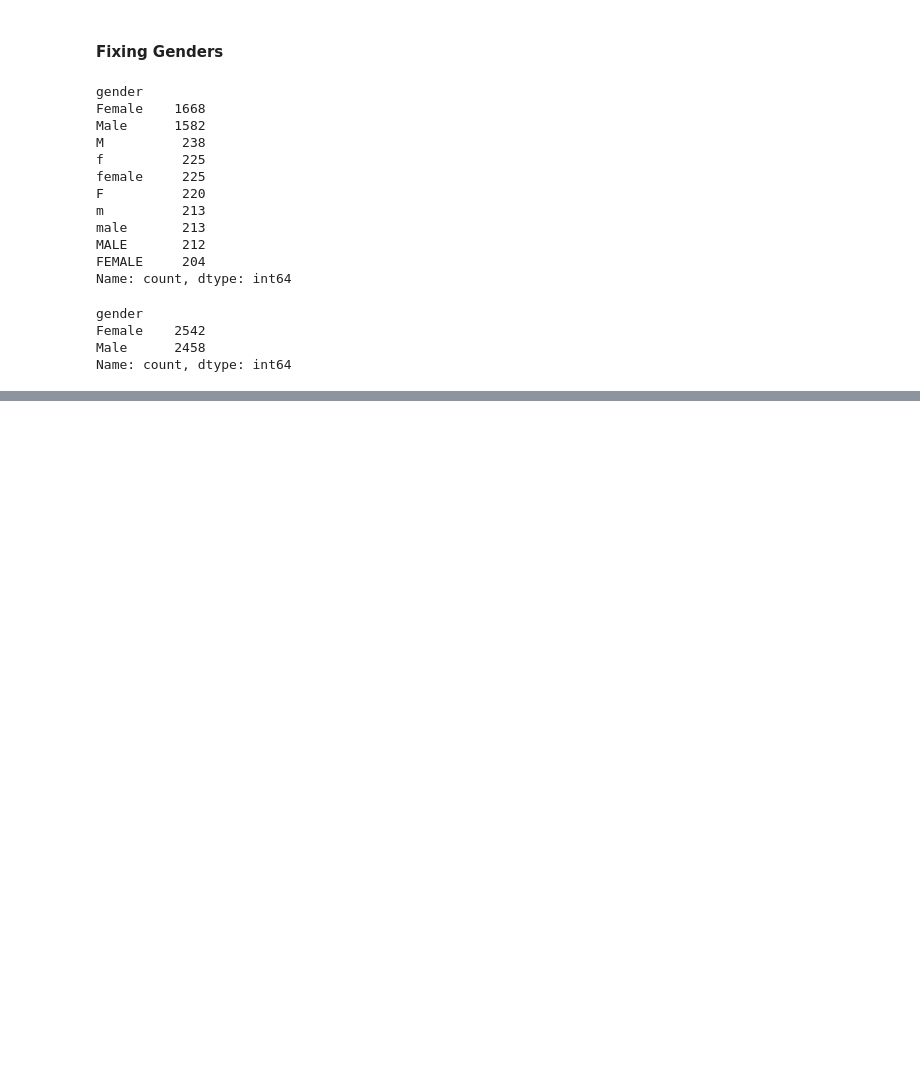
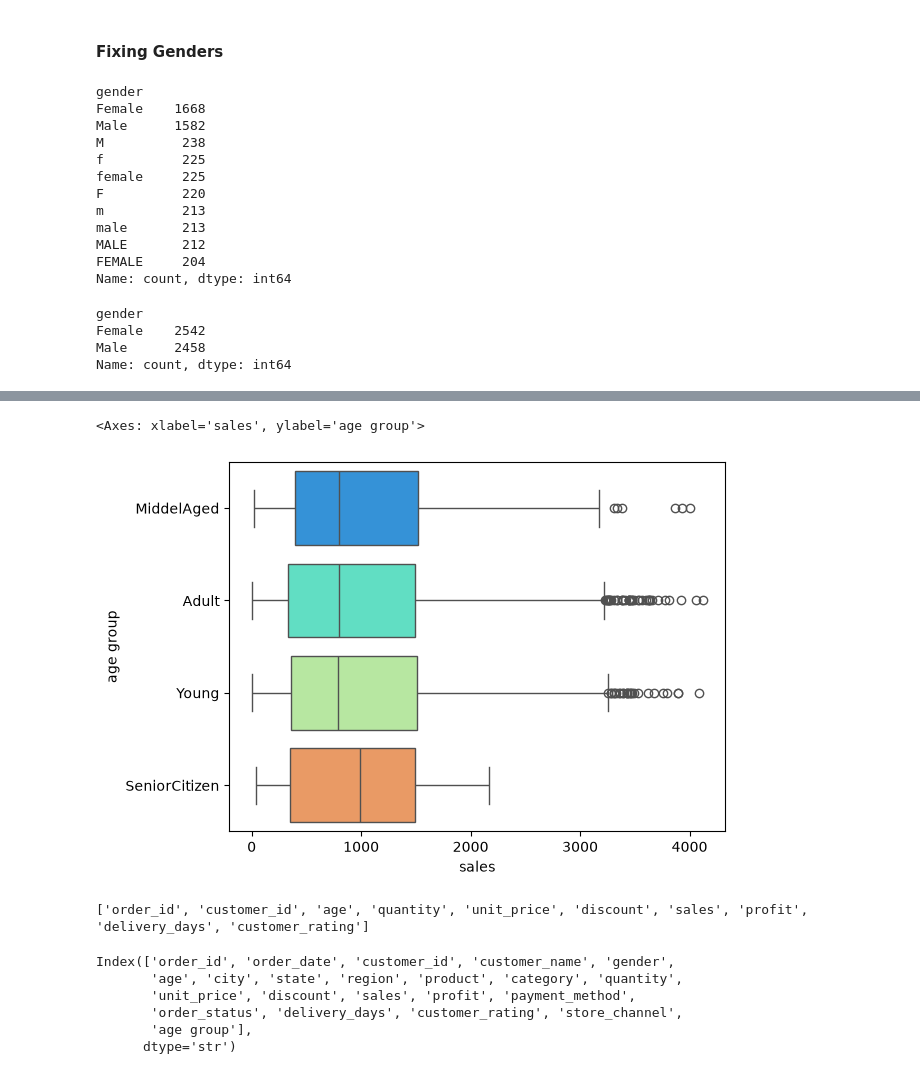
Before and after one commit to abdullahshamshad03/Sales_Analysis_Python, a Jupyter notebook: data_cleaning.ipynb, the cells around one changed output, grey strips where cells are left out. Drawn from its saved outputs; the diff is of its cells as text; code cells hidden in the pictures; blank space fills up the shorter version.

```diff
--- a/data_cleaning.ipynb
+++ b/data_cleaning.ipynb
@@ -481,0 +1183,19 @@ df['discount'] = df['discount'].fillna(
+# %%
+sns.boxplot(x=df['sales'], y=df['age group'], data=df_copy, palette='rainbow')
+# %% [output]
+<Axes: xlabel='sales', ylabel='age group'>
+[figure, added]
+# %%
+numerical_cols = df_copy.select_dtypes(include='number').columns.tolist()
+print(numerical_cols)
+# %% [output]
+['order_id', 'customer_id', 'age', 'quantity', 'unit_price', 'discount', 'sales', 'profit', 'delivery_days', 'customer_rating']
+# %%
+df_copy.columns
+# %% [output]
+Index(['order_id', 'order_date', 'customer_id', 'customer_name', 'gender',
+       'age', 'city', 'state', 'region', 'product', 'category', 'quantity',
+       'unit_price', 'discount', 'sales', 'profit', 'payment_method',
+       'order_status', 'delivery_days', 'customer_rating', 'store_channel',
+       'age group'],
+      dtype='str')
```
Also changed, not shown: parts of 106 cells of this notebook.
